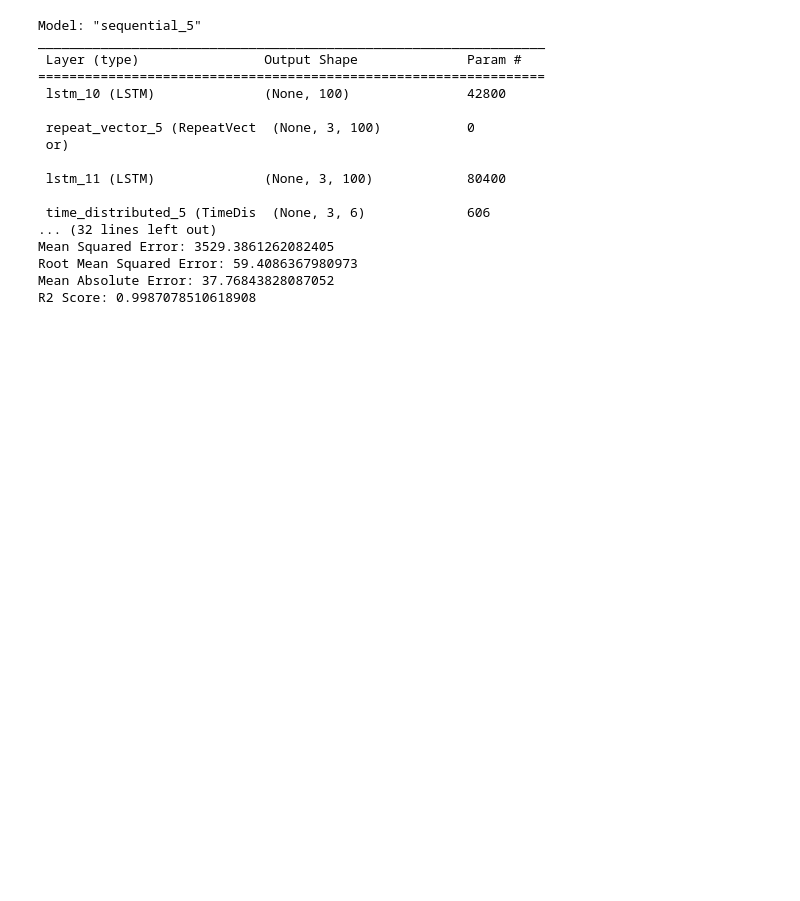
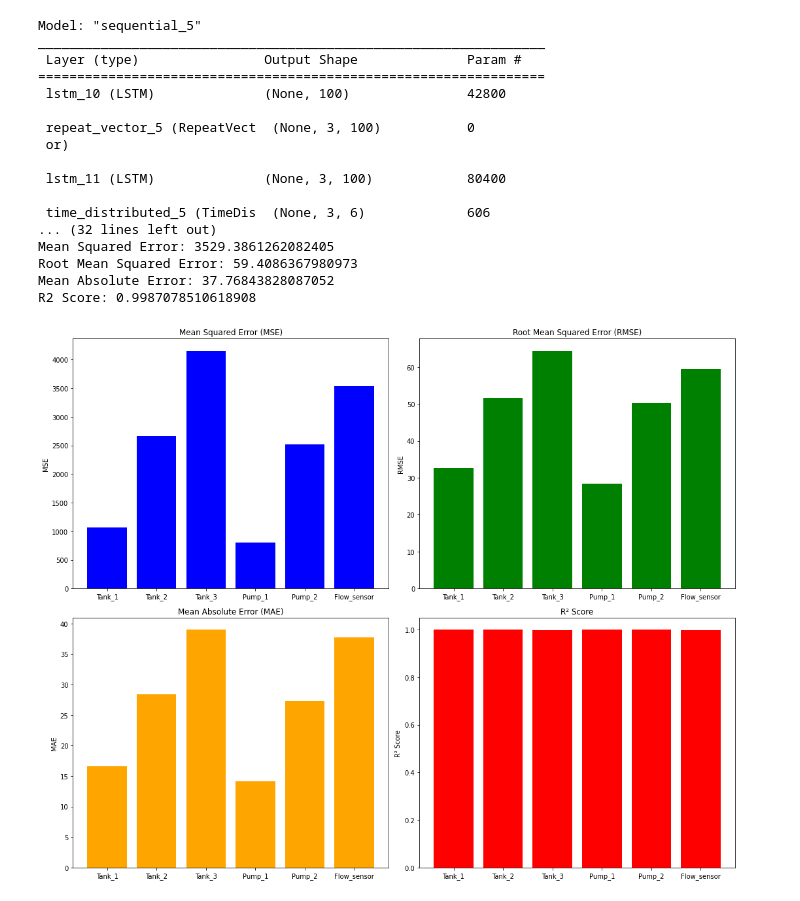
Before and after one commit to hayatu4islam/Adaptive_Fault_Detection, a Jupyter notebook: Fault Detection with LSTM Models-Phy_CPS.ipynb, the cells around one changed output. Saved outputs shown, nothing was run; the diff lists cells and outputs as text; code cells hidden in the pictures; blank space fills up the shorter version.

```diff
--- a/Fault Detection with LSTM Models-Phy_CPS.ipynb
+++ b/Fault Detection with LSTM Models-Phy_CPS.ipynb
@@ -155,3 +155,41 @@ Mean Squared Error: 3529.3861262082405
 Root Mean Squared Error: 59.4086367980973
 Mean Absolute Error: 37.76843828087052
 R2 Score: 0.9987078510618908
+# %%
+import matplotlib.pyplot as plt
+
+# Define the metrics
+features = ['Tank_1', 'Tank_2', 'Tank_3', 'Pump_1', 'Pump_2', 'Flow_sensor']
+mse = [1071.9006768404354, 2663.576485349636, 4156.969332544831, 802.7936843880344, 2515.060802604897, 3529.3861262082405]
+rmse = [32.739894270452915, 51.60984872434365, 64.47456345369723, 28.333614036829726, 50.150381878953795, 59.4086367980973]
+mae = [16.605660340438288, 28.429897020881373, 39.0127987700204, 14.189210714151463, 27.322505564118426, 37.76843828087052]
+r2_score = [0.9996077688284113, 0.9990248339501422, 0.9984788768336553, 0.9997060879796914, 0.9990754796658458, 0.9987078510618908]
+
+# Plot the metrics
+fig, axes = plt.subplots(2, 2, figsize=(15, 12))
+
+# Plot MSE
+axes[0, 0].bar(features, mse, color='blue')
+axes[0, 0].set_title('Mean Squared Error (MSE)')
+axes[0, 0].set_ylabel('MSE')
+
+# Plot RMSE
+axes[0, 1].bar(features, rmse, color='green')
+axes[0, 1].set_title('Root Mean Squared Error (RMSE)')
+axes[0, 1].set_ylabel('RMSE')
+
+# Plot MAE
+axes[1, 0].bar(features, mae, color='orange')
+axes[1, 0].set_title('Mean Absolute Error (MAE)')
+axes[1, 0].set_ylabel('MAE')
+
+# Plot R2 Score
+axes[1, 1].bar(features, r2_score, color='red')
+axes[1, 1].set_title('R² Score')
+axes[1, 1].set_ylabel('R² Score')
+
+# Adjust layout
+plt.tight_layout()
+plt.show()
+# %% [output]
+[figure, added]
```
Also changed, not shown: 1 other file.
